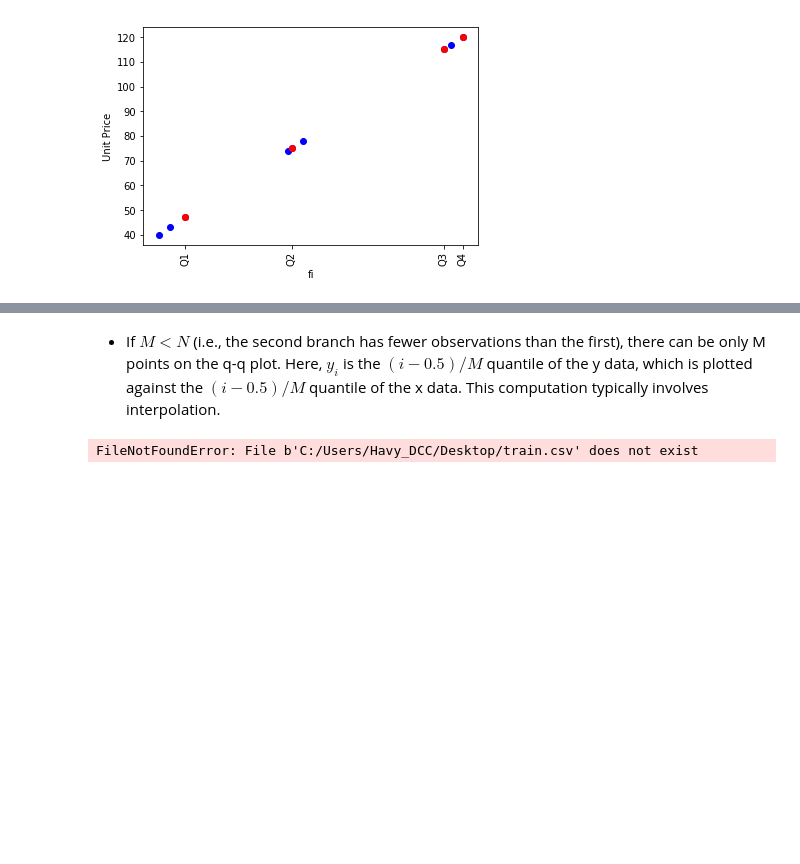
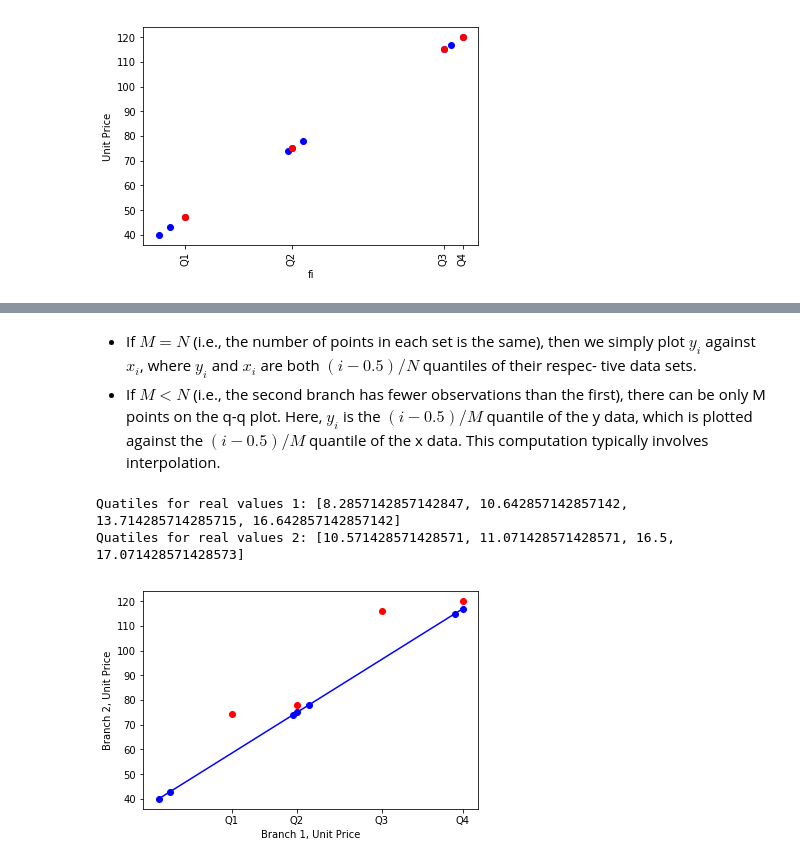
Before and after one commit to Jimachin/Data-Mining-Concepts-and-Techniques, a Jupyter notebook: Data Mining Concepts and Techniques.ipynb, the cells around one changed output, grey strips where cells are left out. Cells and saved outputs as stored; diff of their text form; code cells hidden in the pictures; blank space fills up the shorter version.

```diff
--- a/Data Mining Concepts and Techniques.ipynb
+++ b/Data Mining Concepts and Techniques.ipynb
@@ -381,25 +383,15 @@ Quatiles for real values: [45.0, 74.0, 76.5, 115.0]
 # %% [markdown]
+- If $M =N$ (i.e., the number of points in each set is the same), then we simply plot $y_i$ against $x_i$, where $y_i$ and $x_i$ are both $(i−0.5)/N$ quantiles of their respec- tive data sets.
 - If $M < N$ (i.e., the second branch has fewer observations than the first), there can be only M points on the q-q plot. Here, $y_i$ is the $(i−0.5)/M$ quantile of the y data, which is plotted against the $(i−0.5)/M$ quantile of the x data. This computation typically involves interpolation.
 # %%
-samples = 50
-df = pd.read_csv('C:/Users/Havy_DCC/Desktop/train.csv')
-x = df[df.Dept==1]
-pos = 'Weekly_Sales'
-x = x.sort_values(by = ['Weekly_Sales'], axis = 0)
-x1 = x.sample(samples).sort_values(by = ['Weekly_Sales'])
-x2 = x.sample(samples).sort_values(by = ['Weekly_Sales'])
-
-quantiles = [25, 50, 75, 100]
-
-table_X1, Measure_quartiles_fi_X1, Measure_quartiles_UP_X1 = QQ_Plot (x1, quantiles, pos)
-table_X2, Measure_quartiles_fi_X2, Measure_quartiles_UP_X2 = QQ_Plot (x2, quantiles, pos)
-
 print ('\nQuatiles for real values 1:', Measure_quartiles_fi_X1,'\nQuatiles for real values 2:', Measure_quartiles_fi_X2)
-plt.plot(table_X1[pos], table_X2[pos], '-bo')
+plt.plot(table_X1[pos], table_X1[pos], '-bo')
 plt.plot(Measure_quartiles_UP_X1, Measure_quartiles_UP_X2, 'ro')
 plt.xlabel('Branch 1, Unit Price')
 plt.xticks(Measure_quartiles_UP_X1, ['Q1', 'Q2', 'Q3', 'Q4'])
 plt.ylabel('Branch 2, Unit Price')
 plt.show()
 # %% [output]
-FileNotFoundError: File b'C:/Users/Havy_DCC/Desktop/train.csv' does not exist
+Quatiles for real values 1: [8.2857142857142847, 10.642857142857142, 13.714285714285715, 16.642857142857142]
+Quatiles for real values 2: [10.571428571428571, 11.071428571428571, 16.5, 17.071428571428573]
+[figure, added]
```
Also changed, not shown: parts of 34 cells of this notebook.
